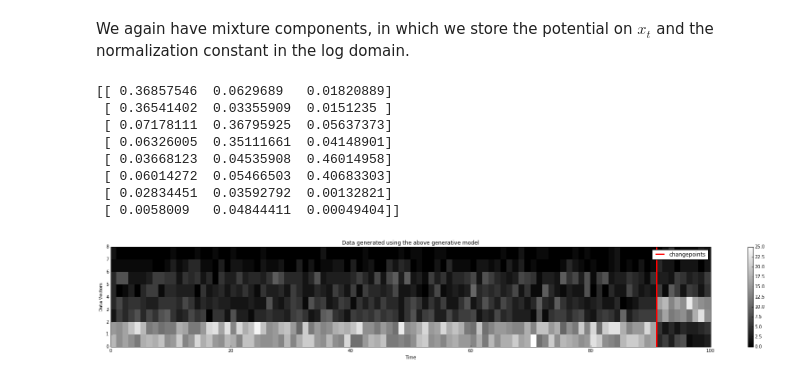
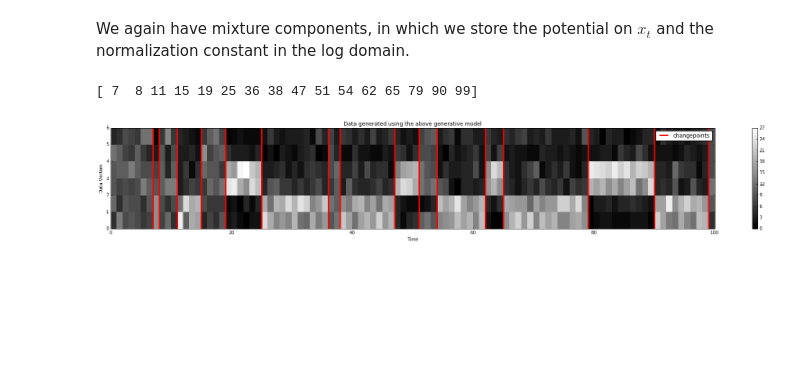
Before and after one commit to cagatayyildiz/bayesian, a Jupyter notebook: BCPM_Discrete.ipynb, the cells around one changed output. Cells and saved outputs as stored; diff of their text form; code cells hidden in the pictures; blank space fills up the shorter version.

Commit message:
bcpm_discrete and figures added

```diff
--- a/BCPM_Discrete.ipynb
+++ b/BCPM_Discrete.ipynb
@@ -35,11 +35,6 @@ def normalize(A, axis=0):
     Z[idx] = 1
     return A/Z
 
-def safe_log_sum_exp(x):
-    max_const = np.max(x)
-    log_sum_exp = np.log(np.sum(np.exp(x - max_const)))
-    return log_sum_exp + max_const
-
 def load_array(filename):
     X = np.loadtxt(filename)
     dim = int(X[0]);
@@ -59,3 +54,18 @@ def save_array(filename, X, format = '%.6f'):
         for num in temp:
             f.write(str(num)+"\n")
         # np.savetxt(f, temp, fmt = format)
+
+def plot_hist(data,xlines,title="",xlabel="",ylabel="",label_='changepoints'):
+    (K,T) = data.shape
+    fig = plt.figure(figsize=(30,4))
+    ax = fig.gca()
+    y,x = np.mgrid[slice(0, K+1, 1),slice(0,T+1,1)]
+    im = ax.pcolormesh(x, y, data, cmap=cm.gray)
+    fig.colorbar(im)
+    ax.hold(True)
+    plt1 = ax.vlines(np.arange(0,T), 0, xlines*K, colors='r', linestyles='-',label=label_,linewidth='3')
+    ax.set_title(title)
+    ax.set_xlabel(xlabel)
+    ax.set_ylabel(ylabel)
+    ax.legend(handles=[plt1])
+    fig.canvas.draw()
@@ -143,7 +289,7 @@ class DBCPM:
         self.S = self.B.shape[1]    # number of models
 
     @staticmethod
-    def init(S_=5, M_=12, c_=0.05):
+    def init(S_=5, M_=12, c_=0.1):
         pi_ = np.ones(S_)               # flat prior
         # pi_[-1] = 100
         A_ = np.eye(S_) + 0.1           # each model favors its index
@@ -180,35 +326,29 @@ class DBCPM:
         return cps, C, S, H, V
 # %%
 S = 3
-M = 8
+M = 6
 T = 100
 dbcpm = DBCPM.init(S, M)
-cps, C, S, H, V = dbcpm.gen_data(T)
+cps, Ct, St, Ht, Vt = dbcpm.gen_data(T)
 
 def plot_hist(data,xlines,title="",xlabel="",ylabel="",label_='changepoints'):
     (K,T) = data.shape
     fig = plt.figure(figsize=(30,4))
     ax = fig.gca()
     y,x = np.mgrid[slice(0, M+1, 1),slice(0,T+1,1)]
     im = ax.pcolormesh(x, y, data, cmap=cm.gray)
     fig.colorbar(im)
     ax.hold(True)
     plt1 = ax.vlines(np.arange(0,T), 0, xlines*M, colors='r', linestyles='-',label=label_,linewidth='3')
     ax.set_title(title)
     ax.set_xlabel(xlabel)
     ax.set_ylabel(ylabel)
     ax.legend(handles=[plt1])
     fig.canvas.draw()
 
-plot_hist(V,C,title="Data generated using the above generative model", xlabel="Time",ylabel="Data Vectors")
-print(dbcpm.B)
+plot_hist(Vt,Ct,title="Data generated using the above generative model", xlabel="Time",ylabel="Data Vectors")
+print(cps)
+# print(dbcpm.B)
 # %% [output]
-[[ 0.36857546  0.0629689   0.01820889]
- [ 0.36541402  0.03355909  0.0151235 ]
- [ 0.07178111  0.36795925  0.05637373]
- [ 0.06326005  0.35111661  0.04148901]
- [ 0.03668123  0.04535908  0.46014958]
- [ 0.06014272  0.05466503  0.40683303]
- [ 0.02834451  0.03592792  0.00132821]
- [ 0.0058009   0.04844411  0.00049404]]
+[ 7  8 11 15 19 25 36 38 47 51 54 62 65 79 90 99]
-[figure, old version]
+[figure, new version]
```
Also changed, not shown: parts of 16 cells of this notebook, 9 other files.
